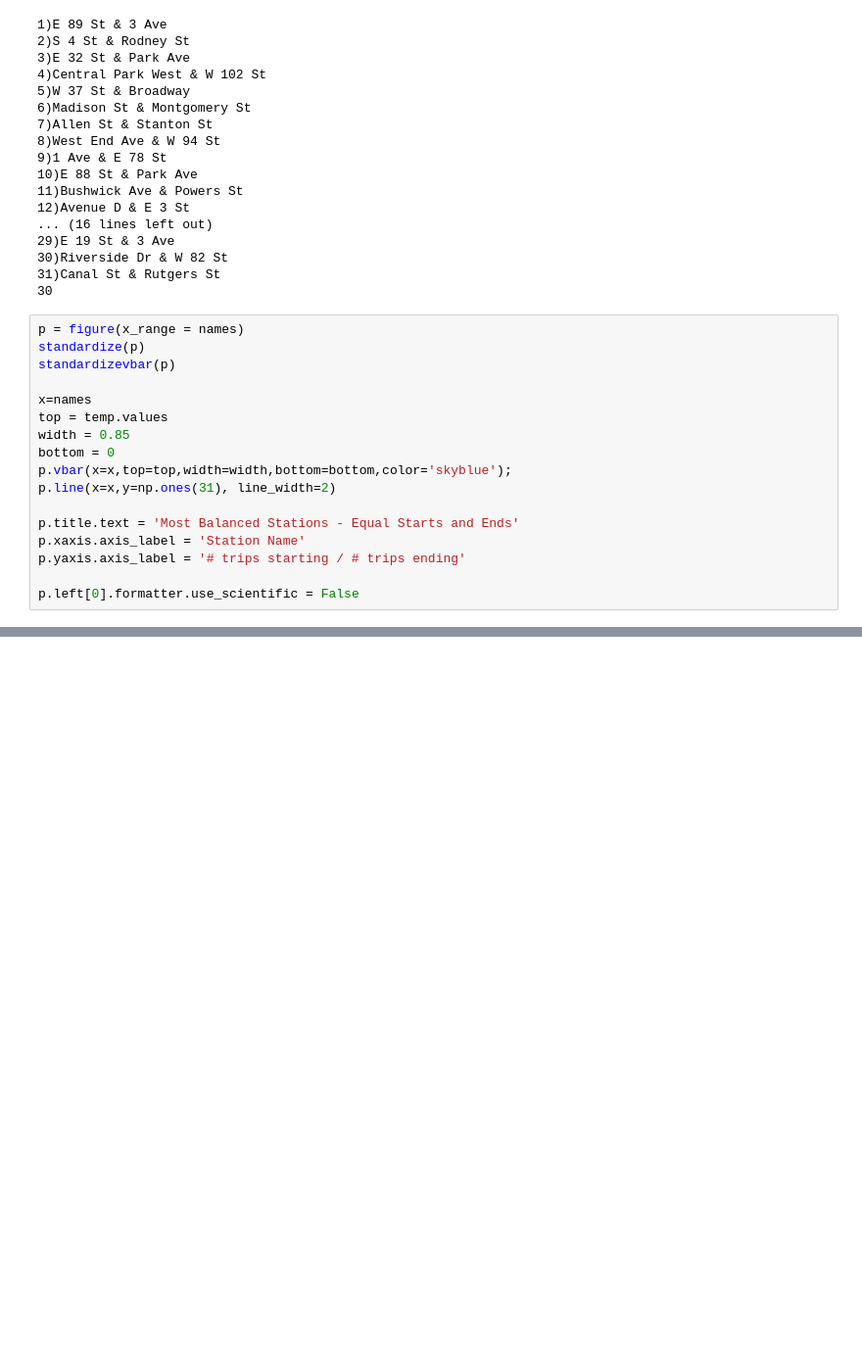
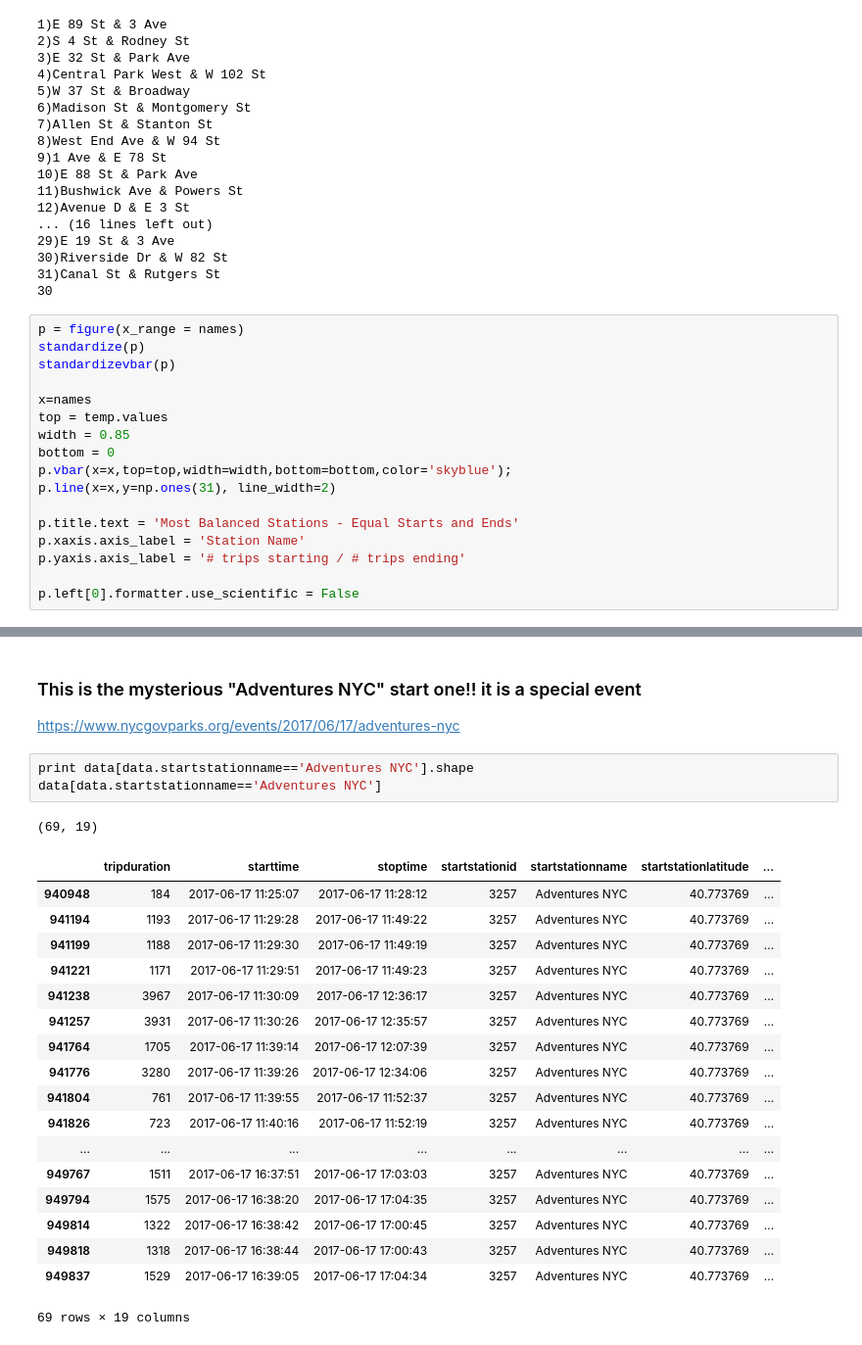
Before and after one commit to mollyn/PGMFinalProject, a Jupyter notebook: geographicAnalysis.ipynb, the cells around one changed output, grey strips where cells are left out. Shown: that part at 98% size. Cells and saved outputs as stored; diff of their text form; blank space fills up the shorter version.

```diff
--- a/geographicAnalysis.ipynb
+++ b/geographicAnalysis.ipynb
@@ -918,3 +922,29 @@ p.left[0].formatter.use_scientific = False
 show(p)
 # %% [output]
 [interactive output not drawn]
+# %% [markdown]
+### This is the mysterious "Adventures NYC" start one!!  it is a special event
+https://www.nycgovparks.org/events/2017/06/17/adventures-nyc
+# %%
+print data[data.startstationname=='Adventures NYC'].shape
+data[data.startstationname=='Adventures NYC']
+# %% [output]
+(69, 19)
+|  | tripduration | starttime | stoptime | startstationid | startstationname | startstationlatitude | ... |
+| 940948 | 184 | 2017-06-17 11:25:07 | 2017-06-17 11:28:12 | 3257 | Adventures NYC | 40.773769 | ... |
+| 941194 | 1193 | 2017-06-17 11:29:28 | 2017-06-17 11:49:22 | 3257 | Adventures NYC | 40.773769 | ... |
+| 941199 | 1188 | 2017-06-17 11:29:30 | 2017-06-17 11:49:19 | 3257 | Adventures NYC | 40.773769 | ... |
+| 941221 | 1171 | 2017-06-17 11:29:51 | 2017-06-17 11:49:23 | 3257 | Adventures NYC | 40.773769 | ... |
+| 941238 | 3967 | 2017-06-17 11:30:09 | 2017-06-17 12:36:17 | 3257 | Adventures NYC | 40.773769 | ... |
+| 941257 | 3931 | 2017-06-17 11:30:26 | 2017-06-17 12:35:57 | 3257 | Adventures NYC | 40.773769 | ... |
+| 941764 | 1705 | 2017-06-17 11:39:14 | 2017-06-17 12:07:39 | 3257 | Adventures NYC | 40.773769 | ... |
+| 941776 | 3280 | 2017-06-17 11:39:26 | 2017-06-17 12:34:06 | 3257 | Adventures NYC | 40.773769 | ... |
+| 941804 | 761 | 2017-06-17 11:39:55 | 2017-06-17 11:52:37 | 3257 | Adventures NYC | 40.773769 | ... |
+| 941826 | 723 | 2017-06-17 11:40:16 | 2017-06-17 11:52:19 | 3257 | Adventures NYC | 40.773769 | ... |
+| ... | ... | ... | ... | ... | ... | ... | ... |
+| 949767 | 1511 | 2017-06-17 16:37:51 | 2017-06-17 17:03:03 | 3257 | Adventures NYC | 40.773769 | ... |
+| 949794 | 1575 | 2017-06-17 16:38:20 | 2017-06-17 17:04:35 | 3257 | Adventures NYC | 40.773769 | ... |
+| 949814 | 1322 | 2017-06-17 16:38:42 | 2017-06-17 17:00:45 | 3257 | Adventures NYC | 40.773769 | ... |
+| 949818 | 1318 | 2017-06-17 16:38:44 | 2017-06-17 17:00:43 | 3257 | Adventures NYC | 40.773769 | ... |
+| 949837 | 1529 | 2017-06-17 16:39:05 | 2017-06-17 17:04:34 | 3257 | Adventures NYC | 40.773769 | ... |
+69 rows × 19 columns
```
Also changed, not shown: parts of 9 cells of this notebook.
